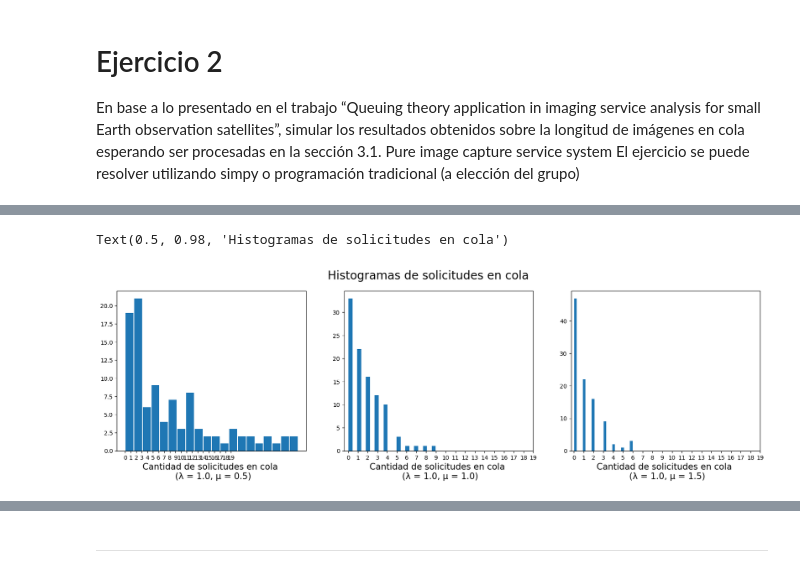
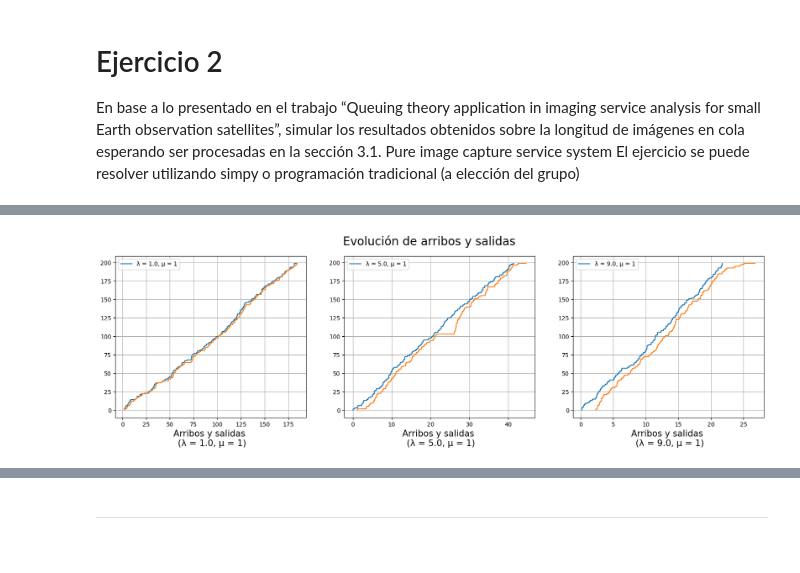
Before and after one commit to jalbarrac/simulacion_grupo2_2c_2022, a Jupyter notebook: TP2/TP2.ipynb, the cells around one changed output, grey strips where cells are left out. Cells and saved outputs as stored; diff of their text form; code cells hidden in the pictures.

```diff
--- a/TP2/TP2.ipynb
+++ b/TP2/TP2.ipynb
@@ -233,20 +243,17 @@ def simular(cant_satelites, cant_arribos, tasa_arribos, tasa_servicio, semilla):
     return metricas
 # %%
 metricasHist = []
-a_arribos = np.linspace(0.5, 1.5, 3)
-a_llegadas = np.linspace(0.5, 1.5, 3)
+a_arribos = np.linspace(1, 15, 15)
+a_llegadas = np.array([1])
 longitudes = []
 tiempos = []
-cantidades_y_tasa_media = []
-k=0
+longitudMediaTasaMedia = []
 for i in a_arribos:
     for j in a_llegadas:
-        print(k)
-        k=k+1
-        metricas = simular(cant_satelites=1, cant_arribos=100, tasa_arribos=i, tasa_servicio=j, semilla=97568)
+        metricas = simular(cant_satelites=1, cant_arribos=200, tasaArribos=i, tasaServicio=j, semilla=2951123)
         metricas.calcular_metricas_paper()
         longitudes.append((metricas.longitudMediaTeorica, metricas.longitudMediaEmpirica))
         tiempos.append((metricas.tiempoMedioTeorico, metricas.tiempoMedioEmpirico))
-        cantidades_y_tasa_media.append((np.mean(metricas.cantidad_en_cola), (np.mean(metricas.tasa_servicio_media_segun_largo_cola))))
+        longitudMediaTasaMedia.append((metricas.longitudMediaEmpirica, metricas.tasaServicioMedia))
         metricasHist.append(metricas)
 # %% [output]
@@ -271,15 +283,24 @@ Simulando 100 arribos con lambdaArribos = 1.5 y lambdaServicio = 1.5
 # %%
-fig, ax = plt.subplots(nrows=1, ncols=3, figsize=(20, 5))
-ax[0].hist(metricasHist[3].cantidad_en_cola, 20,rwidth=0.9)
-ax[1].hist(metricasHist[4].cantidad_en_cola, 20,rwidth=0.9)
-ax[2].hist(metricasHist[5].cantidad_en_cola, 20,rwidth=0.9)
-ax[0].set_xticks(np.arange(0, 20, 1))
-ax[1].set_xticks(np.arange(0, 20, 1))
-ax[2].set_xticks(np.arange(0, 20, 1))
-ax[0].set_xlabel(f'Cantidad de solicitudes en cola \n (λ = {metricasHist[3].tasa_arribos}, μ = {metricasHist[3].tasa_servicio})', fontsize=15)
-ax[1].set_xlabel(f'Cantidad de solicitudes en cola \n (λ = {metricasHist[4].tasa_arribos}, μ = {metricasHist[4].tasa_servicio})', fontsize=15)
-ax[2].set_xlabel(f'Cantidad de solicitudes en cola \n (λ = {metricasHist[5].tasa_arribos}, μ = {metricasHist[5].tasa_servicio})', fontsize=15)
-fig.suptitle("Histogramas de solicitudes en cola", fontsize=20)
+def graficar_arribos_salidas(m1, m2, m3):
+    fig, ax = plt.subplots(nrows=1, ncols=3, figsize=(20, 5))
+    ax[0].step(x=m1.arribos, y=range(len(m1.arribos)))
+    ax[0].step(x=m1.salidas, y=range(len(m1.salidas)))
+    ax[1].step(x=m2.arribos, y=range(len(m2.arribos)))
+    ax[1].step(x=m2.salidas, y=range(len(m2.salidas)))
+    ax[2].step(x=m3.arribos, y=range(len(m3.arribos)))
+    ax[2].step(x=m3.salidas, y=range(len(m3.salidas)))
+    fig.suptitle("Evolución de arribos y salidas", fontsize=20)
+    ax[0].set_xlabel(f'Arribos y salidas \n (λ = {m1.tasaArribos}, μ = {m1.tasaServicio})', fontsize=15)
+    ax[1].set_xlabel(f'Arribos y salidas \n (λ = {m2.tasaArribos}, μ = {m2.tasaServicio})', fontsize=15)
+    ax[2].set_xlabel(f'Arribos y salidas \n (λ = {m3.tasaArribos}, μ = {m3.tasaServicio})', fontsize=15)
+    ax[0].legend([f'λ = {m1.tasaArribos}, μ = {m1.tasaServicio}'])
+    ax[1].legend([f'λ = {m2.tasaArribos}, μ = {m2.tasaServicio}'])
+    ax[2].legend([f'λ = {m3.tasaArribos}, μ = {m3.tasaServicio}'])
+    ax[2].grid()
+    ax[1].grid()
+    ax[0].grid()
+    plt.show()
+
+graficar_arribos_salidas(metricasHist[0], metricasHist[4], metricasHist[8])
 # %% [output]
-Text(0.5, 0.98, 'Histogramas de solicitudes en cola')
-[figure, old version]
+[figure, new version]
```
Also changed, not shown: parts of 17 cells of this notebook.
